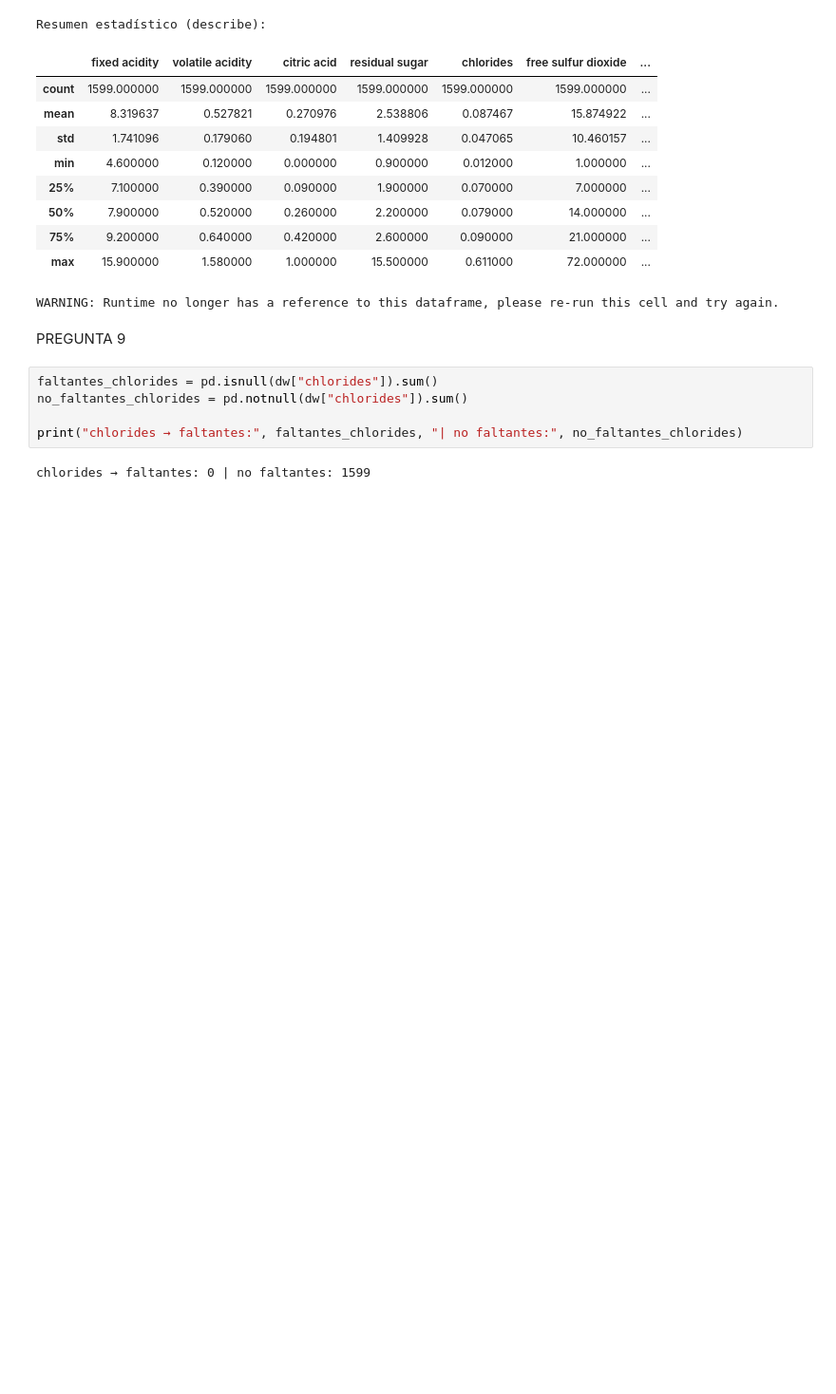
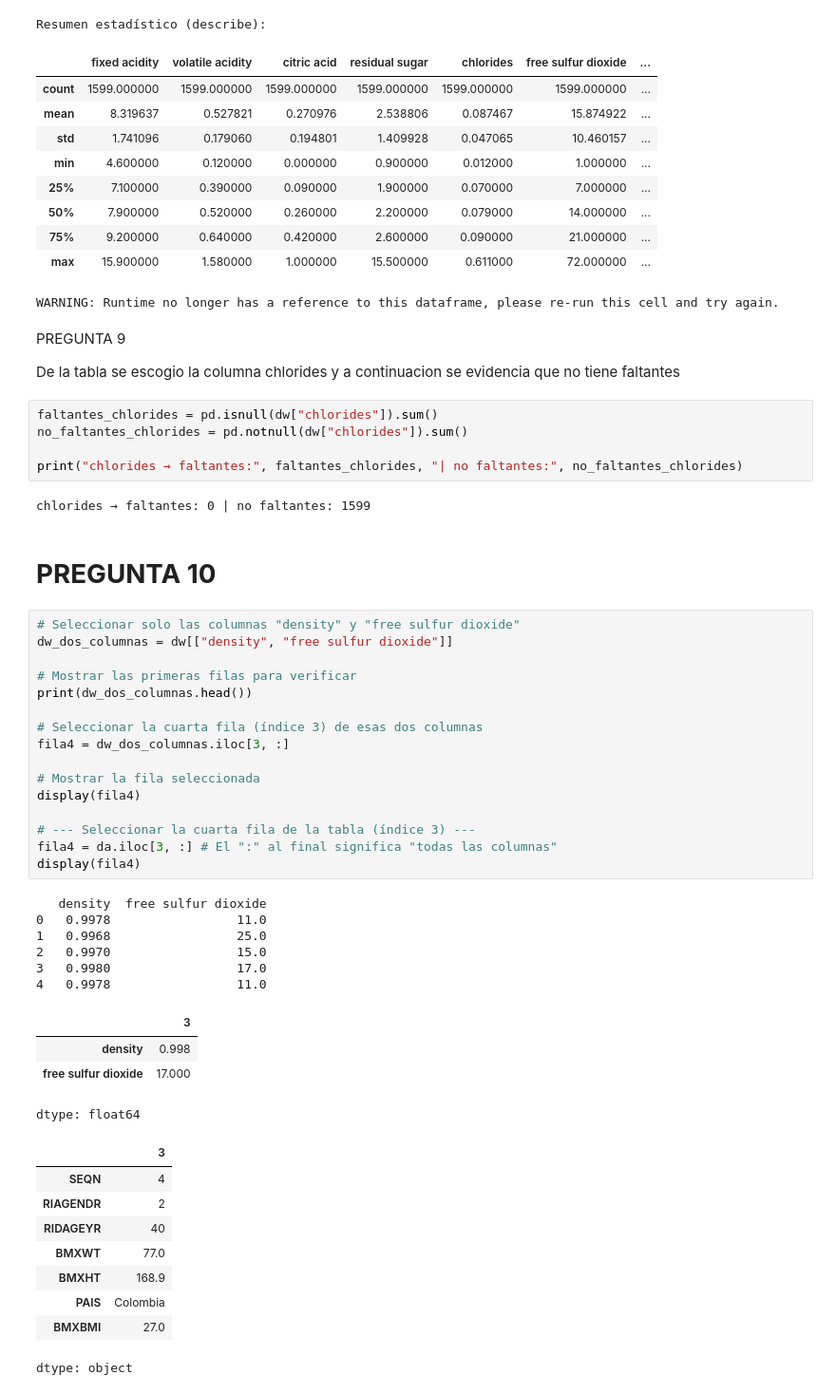
Before and after one commit to brandonegachancipas-oss/Sistemas-Avanzados-de-Producci-n, a Jupyter notebook: CRISTIAN_VALDERRAMA_BRANDON_GACHANCIPA.ipynb, the cells around one changed output. Shown: that part at 95% size. Saved outputs shown, nothing was run; the diff lists cells and outputs as text; blank space fills up the shorter version.

```diff
--- a/CRISTIAN_VALDERRAMA_BRANDON_GACHANCIPA.ipynb
+++ b/CRISTIAN_VALDERRAMA_BRANDON_GACHANCIPA.ipynb
@@ -1088,8 +1088,10 @@ Resumen estadístico (describe):
 | 75% | 9.200000 | 0.640000 | 0.420000 | 2.600000 | 0.090000 | 21.000000 | ... |
 | max | 15.900000 | 1.580000 | 1.000000 | 15.500000 | 0.611000 | 72.000000 | ... |
 WARNING: Runtime no longer has a reference to this dataframe, please re-run this cell and try again.
-# %% [markdown]
-PREGUNTA 9
+# %% [markdown]
+PREGUNTA 9
+
+De la tabla se escogio la columna chlorides y a continuacion se evidencia que no tiene faltantes
 # %%
 faltantes_chlorides = pd.isnull(dw["chlorides"]).sum()
 no_faltantes_chlorides = pd.notnull(dw["chlorides"]).sum()
@@ -1097,3 +1099,41 @@ no_faltantes_chlorides = pd.notnull(dw["chlorides"]).sum()
 print("chlorides → faltantes:", faltantes_chlorides, "| no faltantes:", no_faltantes_chlorides)
 # %% [output]
 chlorides → faltantes: 0 | no faltantes: 1599
+# %% [markdown]
+# **PREGUNTA 10**
+# %%
+# Seleccionar solo las columnas "density" y "free sulfur dioxide"
+dw_dos_columnas = dw[["density", "free sulfur dioxide"]]
+
+# Mostrar las primeras filas para verificar
+print(dw_dos_columnas.head())
+
+# Seleccionar la cuarta fila (índice 3) de esas dos columnas
+fila4 = dw_dos_columnas.iloc[3, :]
+
+# Mostrar la fila seleccionada
+display(fila4)
+
+# --- Seleccionar la cuarta fila de la tabla (índice 3) ---
+fila4 = da.iloc[3, :] # El ":" al final significa "todas las columnas"
+display(fila4)
+# %% [output]
+   density  free sulfur dioxide
+0   0.9978                 11.0
+1   0.9968                 25.0
+2   0.9970                 15.0
+3   0.9980                 17.0
+4   0.9978                 11.0
+|  | 3 |
+| density | 0.998 |
+| free sulfur dioxide | 17.000 |
+dtype: float64
+|  | 3 |
+| SEQN | 4 |
+| RIAGENDR | 2 |
+| RIDAGEYR | 40 |
+| BMXWT | 77.0 |
+| BMXHT | 168.9 |
+| PAIS | Colombia |
+| BMXBMI | 27.0 |
+dtype: object
```
